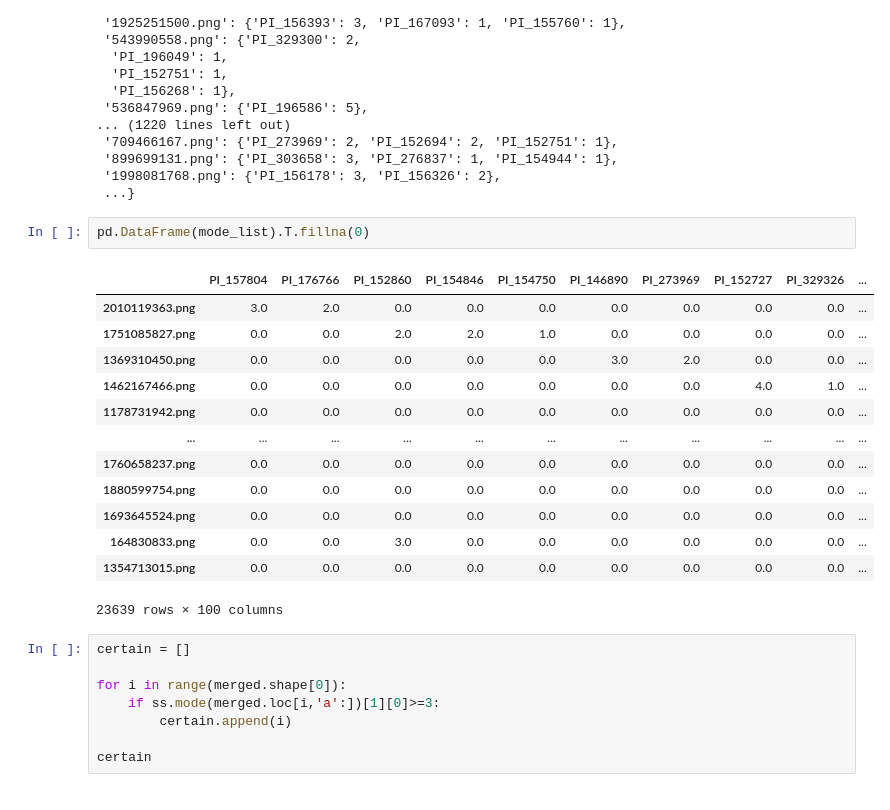
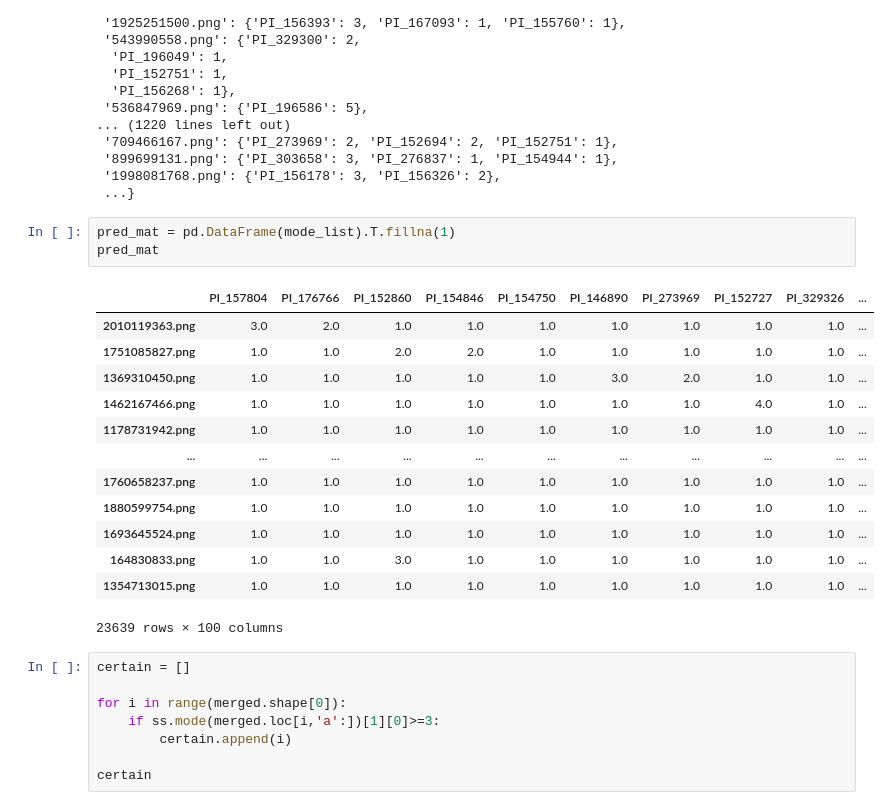
Before and after one commit to ashen007/DeepLearning-goes-deep, a Jupyter notebook: notebooks/sorghum/ensemble.ipynb, the cells around one changed output. Cells and saved outputs as stored; diff of their text form.

Commit message:
choose most certain predicted labels (update list)

```diff
--- a/notebooks/sorghum/ensemble.ipynb
+++ b/notebooks/sorghum/ensemble.ipynb
@@ -63,20 +63,21 @@ mode_list
  '1998081768.png': {'PI_156178': 3, 'PI_156326': 2},
  ...}
 # %%
-pd.DataFrame(mode_list).T.fillna(0)
+pred_mat = pd.DataFrame(mode_list).T.fillna(1)
+pred_mat
 # %% [output]
 |  | PI_157804 | PI_176766 | PI_152860 | PI_154846 | PI_154750 | PI_146890 | PI_273969 | PI_152727 | PI_329326 | ... |
-| 2010119363.png | 3.0 | 2.0 | 0.0 | 0.0 | 0.0 | 0.0 | 0.0 | 0.0 | 0.0 | ... |
-| 1751085827.png | 0.0 | 0.0 | 2.0 | 2.0 | 1.0 | 0.0 | 0.0 | 0.0 | 0.0 | ... |
-| 1369310450.png | 0.0 | 0.0 | 0.0 | 0.0 | 0.0 | 3.0 | 2.0 | 0.0 | 0.0 | ... |
-| 1462167466.png | 0.0 | 0.0 | 0.0 | 0.0 | 0.0 | 0.0 | 0.0 | 4.0 | 1.0 | ... |
-| 1178731942.png | 0.0 | 0.0 | 0.0 | 0.0 | 0.0 | 0.0 | 0.0 | 0.0 | 0.0 | ... |
+| 2010119363.png | 3.0 | 2.0 | 1.0 | 1.0 | 1.0 | 1.0 | 1.0 | 1.0 | 1.0 | ... |
+| 1751085827.png | 1.0 | 1.0 | 2.0 | 2.0 | 1.0 | 1.0 | 1.0 | 1.0 | 1.0 | ... |
+| 1369310450.png | 1.0 | 1.0 | 1.0 | 1.0 | 1.0 | 3.0 | 2.0 | 1.0 | 1.0 | ... |
+| 1462167466.png | 1.0 | 1.0 | 1.0 | 1.0 | 1.0 | 1.0 | 1.0 | 4.0 | 1.0 | ... |
+| 1178731942.png | 1.0 | 1.0 | 1.0 | 1.0 | 1.0 | 1.0 | 1.0 | 1.0 | 1.0 | ... |
 | ... | ... | ... | ... | ... | ... | ... | ... | ... | ... | ... |
-| 1760658237.png | 0.0 | 0.0 | 0.0 | 0.0 | 0.0 | 0.0 | 0.0 | 0.0 | 0.0 | ... |
-| 1880599754.png | 0.0 | 0.0 | 0.0 | 0.0 | 0.0 | 0.0 | 0.0 | 0.0 | 0.0 | ... |
-| 1693645524.png | 0.0 | 0.0 | 0.0 | 0.0 | 0.0 | 0.0 | 0.0 | 0.0 | 0.0 | ... |
-| 164830833.png | 0.0 | 0.0 | 3.0 | 0.0 | 0.0 | 0.0 | 0.0 | 0.0 | 0.0 | ... |
-| 1354713015.png | 0.0 | 0.0 | 0.0 | 0.0 | 0.0 | 0.0 | 0.0 | 0.0 | 0.0 | ... |
+| 1760658237.png | 1.0 | 1.0 | 1.0 | 1.0 | 1.0 | 1.0 | 1.0 | 1.0 | 1.0 | ... |
+| 1880599754.png | 1.0 | 1.0 | 1.0 | 1.0 | 1.0 | 1.0 | 1.0 | 1.0 | 1.0 | ... |
+| 1693645524.png | 1.0 | 1.0 | 1.0 | 1.0 | 1.0 | 1.0 | 1.0 | 1.0 | 1.0 | ... |
+| 164830833.png | 1.0 | 1.0 | 3.0 | 1.0 | 1.0 | 1.0 | 1.0 | 1.0 | 1.0 | ... |
+| 1354713015.png | 1.0 | 1.0 | 1.0 | 1.0 | 1.0 | 1.0 | 1.0 | 1.0 | 1.0 | ... |
 23639 rows × 100 columns
 # %%
 certain = []
```
Also changed, not shown: parts of 8 cells of this notebook.
